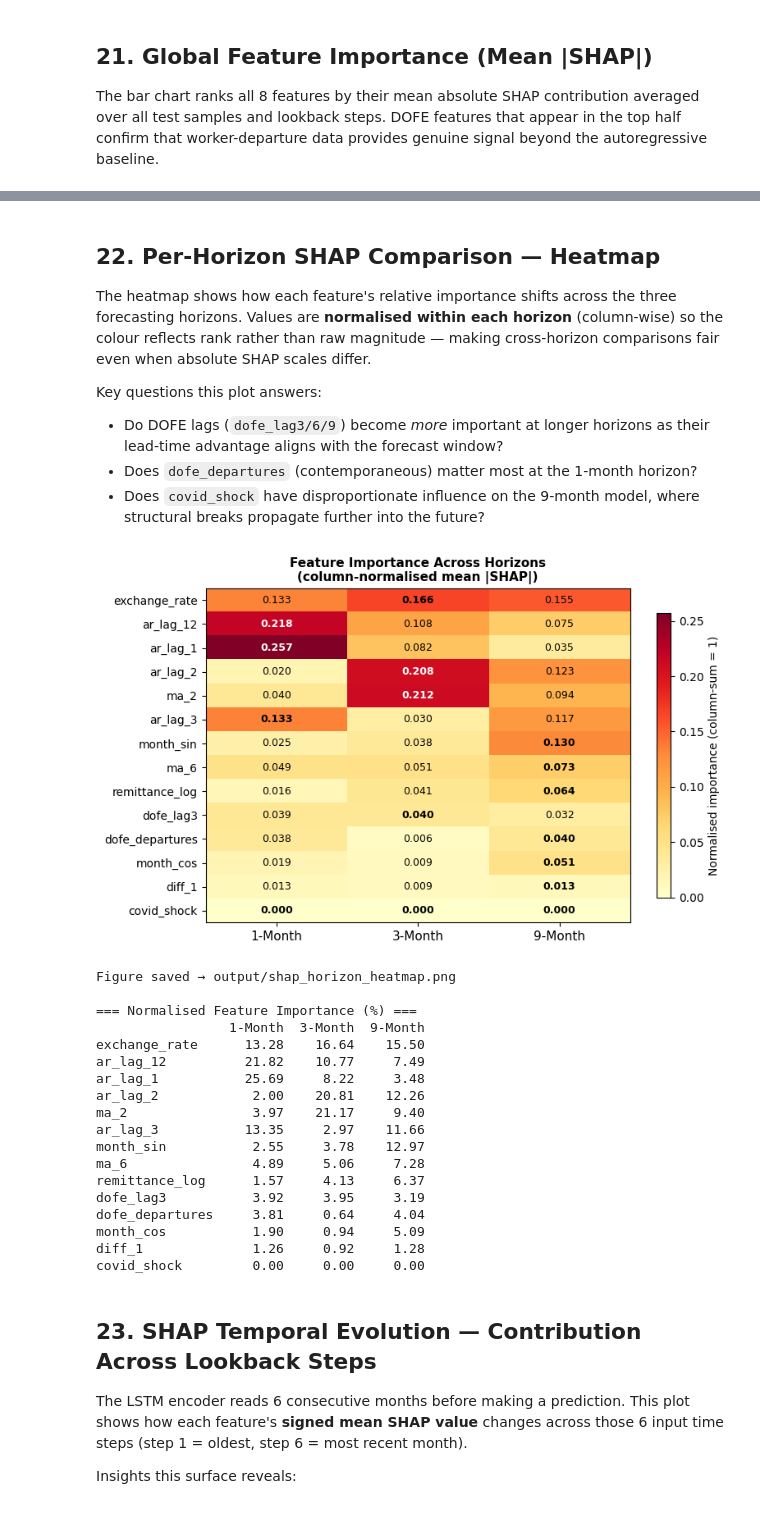
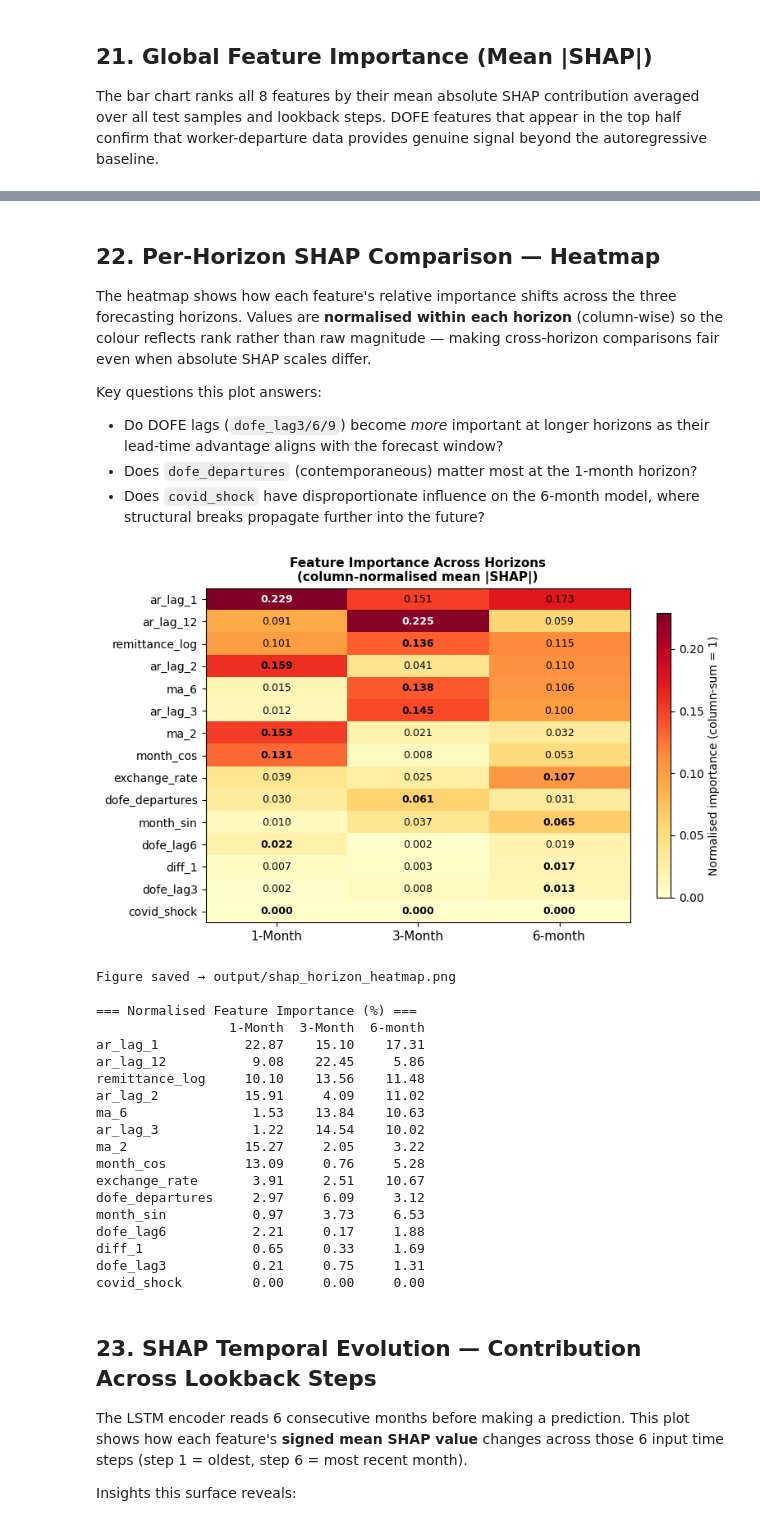
Before and after one commit to Aaroshree/remittance-forecasting, a Jupyter notebook: 05_lstm_encoder_decoder_shap.ipynb, the cells around one changed output, grey strips where cells are left out. Saved outputs shown, nothing was run; the diff lists cells and outputs as text; code cells hidden in the pictures.

```diff
--- a/05_lstm_encoder_decoder_shap.ipynb
+++ b/05_lstm_encoder_decoder_shap.ipynb
@@ -174,6 +174,7 @@ FEATURE_COLS = [
     'exchange_rate',     # macro
     'dofe_departures',   # DoFE contemporaneous
     'dofe_lag3',         # DoFE 3-month lag
+'dofe_lag6',         # DoFE 6-month lag
     'covid_shock',       # structural break
     'month_sin',         # seasonal cycle encoding
     'month_cos',         # seasonal cycle encoding
@@ -514,17 +522,17 @@ history_3 = model_3.fit(
     callbacks=[early_stop_3], verbose=0
 )
 
-# ── 9-Month Model ────────────────────────────────────────────────────────────
-early_stop_9 = EarlyStopping(monitor='val_loss', patience=40,
+# ── 6-month Model ────────────────────────────────────────────────────────────
+early_stop6 = EarlyStopping(monitor='val_loss', patience=40,
                               restore_best_weights=True, verbose=0)
-history_9 = model_9.fit(
-    X_train_9, y_train_9,
+history_6 = model_6.fit(
+    X_train_6, y_train_6,
     epochs=600, batch_size=8,
     validation_split=0.1,
-    callbacks=[early_stop_9], verbose=0
+    callbacks=[early_stop6], verbose=0
 )
 
 print(f"1-month  →  epochs run: {len(history_1.history['loss'])}")
 print(f"3-month  →  epochs run: {len(history_3.history['loss'])}")
-print(f"9-month  →  epochs run: {len(history_9.history['loss'])}")
+print(f"6-month  →  epochs run: {len(history_6.history['loss'])}")
 # %% [output]
@@ -1240,7 +1239,7 @@ print("="*70)
 n_background = min(50, len(X_train_1))
 background_1 = X_train_1[:n_background]
 background_3 = X_train_3[:n_background]
-background_9 = X_train_9[:n_background]
+background6 = X_train_6[:n_background]
 
 print(f"Background samples: {n_background} per model")
 
@@ -1267,13 +1266,13 @@ print(f"  SHAP shape: {shap_vals_3.shape}")
 mean_abs_shap_3 = np.abs(shap_vals_3).mean(axis=(0, 1, 3)).flatten()
 
 # ----------------------------------------------------------------------------
-# SHAP GradientExplainer for 9-Month Model
+# SHAP GradientExplainer for 6-Month Model
 # ----------------------------------------------------------------------------
-print("\n--- Computing SHAP for 9-Month Model ---")
-explainer_9 = shap.GradientExplainer(model_9, background_9)
-shap_vals_9 = explainer_9.shap_values(X_test_9)
-print(f"  SHAP shape: {shap_vals_9.shape}")
-mean_abs_shap_9 = np.abs(shap_vals_9).mean(axis=(0, 1, 3)).flatten()
+print("\n--- Computing SHAP for 6-Month Model ---")
+explainer_6 = shap.GradientExplainer(model_6, background6)
+shap_vals6 = explainer_6.shap_values(X_test_6)
+print(f"  SHAP shape: {shap_vals6.shape}")
+mean_abs_shap6 = np.abs(shap_vals6).mean(axis=(0, 1, 3)).flatten()
 
 # Verify shapes
 print("\n" + "="*70)
@@ -1281,13 +1280,13 @@ print("SHAPE VERIFICATION")
 print("="*70)
 print(f"mean_abs_shap_1 shape: {mean_abs_shap_1.shape}")
 print(f"mean_abs_shap_3 shape: {mean_abs_shap_3.shape}")
-print(f"mean_abs_shap_9 shape: {mean_abs_shap_9.shape}")
+print(f"mean_abs_shap6 shape: {mean_abs_shap6.shape}")
 print(f"FEATURE_COLS length: {len(FEATURE_COLS)}")
 
 # Check that all shapes match FEATURE_COLS
 assert len(mean_abs_shap_1) == len(FEATURE_COLS), f"Shape mismatch: {len(mean_abs_shap_1)} vs {len(FEATURE_COLS)}"
 assert len(mean_abs_shap_3) == len(FEATURE_COLS), f"Shape mismatch: {len(mean_abs_shap_3)} vs {len(FEATURE_COLS)}"
-assert len(mean_abs_shap_9) == len(FEATURE_COLS), f"Shape mismatch: {len(mean_abs_shap_9)} vs {len(FEATURE_COLS)}"
+assert len(mean_abs_shap6) == len(FEATURE_COLS), f"Shape mismatch: {len(mean_abs_shap6)} vs {len(FEATURE_COLS)}"
 print("\n✓ All shape checks passed!")
 
 # ----------------------------------------------------------------------------
@@ -1301,7 +1300,7 @@ shap_summary = pd.DataFrame({
     'Feature': FEATURE_COLS,
     '1-Month |SHAP|': mean_abs_shap_1,
     '3-Month |SHAP|': mean_abs_shap_3,
-    '9-Month |SHAP|': mean_abs_shap_9
+    '6-Month |SHAP|': mean_abs_shap6
 })
 
 # Sort by 1-Month importance
@@ -1310,8 +1309,8 @@ shap_summary = shap_summary.sort_values('1-Month |SHAP|', ascending=False)
 print(shap_summary.to_string(index=False))
 
 print("\n✓ SHAP computation complete!")
-print("  shap_vals_1, shap_vals_3, shap_vals_9 saved")
-print("  mean_abs_shap_1, mean_abs_shap_3, mean_abs_shap_9 saved")
+print("  shap_vals_1, shap_vals_3, shap_vals6 saved")
+print("  mean_abs_shap_1, mean_abs_shap_3, mean_abs_shap6 saved")
 # %% [output]
 ======================================================================
 SHAP FEATURE ATTRIBUTION WITH GRADIENTEXPLAINER
@@ -1415,14 +1414,14 @@ Key questions this plot answers:
 - Do DOFE lags (`dofe_lag3/6/9`) become *more* important at longer horizons
   as their lead-time advantage aligns with the forecast window?
 - Does `dofe_departures` (contemporaneous) matter most at the 1-month horizon?
-- Does `covid_shock` have disproportionate influence on the 9-month model,
+- Does `covid_shock` have disproportionate influence on the 6-month model,
   where structural breaks propagate further into the future?
 # %%
 # ── Build normalised importance matrix (features × horizons) ─────────────────
 importance_matrix = np.column_stack([
     mean_abs_shap_1,
     mean_abs_shap_3,
-    mean_abs_shap_9
+    mean_abs_shap6
 ])  # shape: (8, 3)
 
 # Column-normalise so each horizon sums to 1
@@ -1438,56 +1437,57 @@ fig, ax = plt.subplots(figsize=(8, 5))
 im = ax.imshow(matrix_ordered, cmap='YlOrRd', aspect='auto', vmin=0)
 
 ax.set_xticks([0, 1, 2])
-ax.set_xticklabels(['1-Month', '3-Month', '9-Month'], fontsize=11)
+ax.set_xticklabels(['1-Month', '3-Month', '6-month'], fontsize=11)
 ax.set_yticks(range(len(features_ordered)))
 ax.set_yticklabels(features_ordered, fontsize=10)
 
 # Annotate cells with normalised values
 for row_i, row in enumerate(matrix_ordered):
     for col_j, val in enumerate(row):
         text_color = 'white' if val > 0.18 else 'black'
         ax.text(col_j, row_i, f'{val:.3f}',
                 ha='center', va='center', fontsize=9, color=text_color,
                 fontweight='bold' if val == row.max() else 'normal')
 
 plt.colorbar(im, ax=ax, label='Normalised importance (column-sum = 1)', shrink=0.85)
 ax.set_title(
     'Feature Importance Across Horizons\n'
     '(column-normalised mean |SHAP|)',
     fontsize=11, fontweight='bold'
 )
 plt.tight_layout()
 plt.savefig('output/shap_horizon_heatmap.png', dpi=150, bbox_inches='tight')
 plt.show()
 print('Figure saved → output/shap_horizon_heatmap.png')
 
 # ── Tabular version for the paper ─────────────────────────────────────────────
 print('\n=== Normalised Feature Importance (%) ===')
 tbl = pd.DataFrame(
     importance_norm[row_order] * 100,
     index=features_ordered,
-    columns=['1-Month', '3-Month', '9-Month']
+    columns=['1-Month', '3-Month', '6-month']
 ).round(2)
 print(tbl.to_string())
 # %% [output]
-[figure, old version]
+[figure, new version]
 Figure saved → output/shap_horizon_heatmap.png
 
 === Normalised Feature Importance (%) ===
-                 1-Month  3-Month  9-Month
-exchange_rate      13.28    16.64    15.50
-ar_lag_12          21.82    10.77     7.49
-ar_lag_1           25.69     8.22     3.48
-ar_lag_2            2.00    20.81    12.26
-ma_2                3.97    21.17     9.40
-ar_lag_3           13.35     2.97    11.66
-month_sin           2.55     3.78    12.97
-ma_6                4.89     5.06     7.28
-remittance_log      1.57     4.13     6.37
-dofe_lag3           3.92     3.95     3.19
-dofe_departures     3.81     0.64     4.04
-month_cos           1.90     0.94     5.09
-diff_1              1.26     0.92     1.28
+                 1-Month  3-Month  6-month
+ar_lag_1           22.87    15.10    17.31
+ar_lag_12           9.08    22.45     5.86
+remittance_log     10.10    13.56    11.48
+ar_lag_2           15.91     4.09    11.02
+ma_6                1.53    13.84    10.63
+ar_lag_3            1.22    14.54    10.02
+ma_2               15.27     2.05     3.22
+month_cos          13.09     0.76     5.28
+exchange_rate       3.91     2.51    10.67
+dofe_departures     2.97     6.09     3.12
+month_sin           0.97     3.73     6.53
+dofe_lag6           2.21     0.17     1.88
+diff_1              0.65     0.33     1.69
+dofe_lag3           0.21     0.75     1.31
 covid_shock         0.00     0.00     0.00
 # %% [markdown]
 ## 23. SHAP Temporal Evolution — Contribution Across Lookback Steps
```
Also changed, not shown: parts of 26 cells of this notebook, 21 other files.
